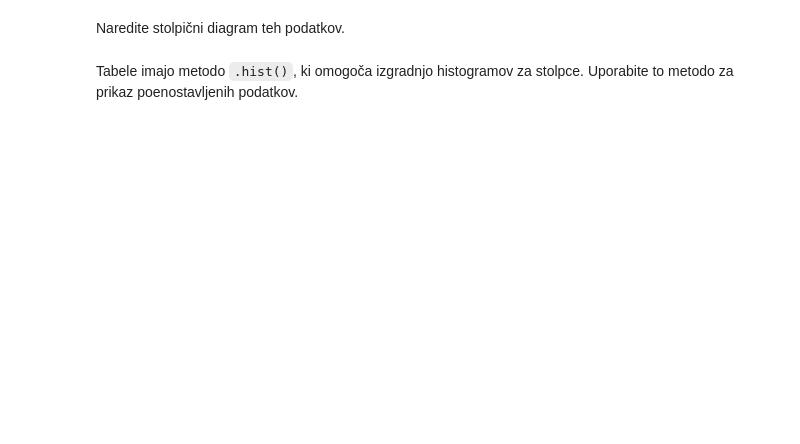
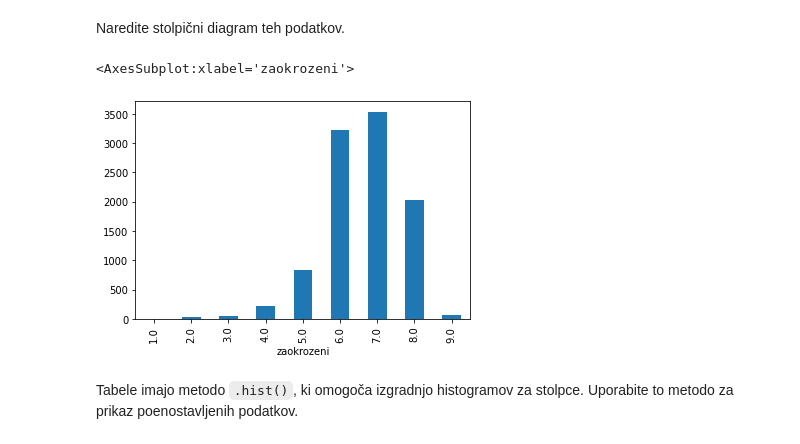
Before and after one commit to tinmarkon/programiranje-1, a Jupyter notebook: 03-knjiznica-pandas/vaje/pandas_101.ipynb, the cells around one changed output. Saved outputs shown, nothing was run; the diff lists cells and outputs as text; code cells hidden in the pictures; blank space fills up the shorter version.

```diff
--- a/03-knjiznica-pandas/vaje/pandas_101.ipynb
+++ b/03-knjiznica-pandas/vaje/pandas_101.ipynb
@@ -7,13 +7,15 @@
 # %% [markdown]
 ### Naložimo pandas in podatke
 # %%
-# naložimo paket
+import pandas as pd
 
-
+filmi = pd.read_csv('../../02-zajem-podatkov/predavanja/obdelani-podatki/filmi.csv', index_col='id')
 # ker bomo delali z velikimi razpredelnicami, povemo, da naj se vedno izpiše le 10 vrstic
-
+pd.options.display.max_rows = 10
+%matplotlib inline
 
 # izberemo interaktivni "notebook" stil risanja
+import matplotlib.pyplot as plt
 
 # naložimo razpredelnico, s katero bomo delali
 # %% [markdown]
@@ -35,5 +69,10 @@ Stolpci objekta `DataFrame` so tipa `Series`. Z enojnimi oklepaji poberemo `Seri
 Tip `Series` se uporablja ko želimo npr. dodati stolpec.
 # %% [markdown]
 Zaokrožite stolpec ocen z funkcijo `round()`.
+# %%
+zaokrozeni = round(filmi[['ocena']])
 # %% [markdown]
 Dodajte zaokrožene vrednosti v podatke.
+# %%
+filmi['zaokrozeni'] = zaokrozeni
+filmi.head()
@@ -47,6 +111,9 @@ in je zato ne moremo spreminjati.
 Če želimo kopijo, uporabimo metodo `.copy()` na rezini, ki jo nato lahko spreminjamo.
 # %% [markdown]
 Izberite podtabelo s stolpci `naslov`, `leto`, in `glasovi`, kateri nato dodate solpec z zaokroženimi ocenami.
+# %%
+kopija = filmi[['naslov', 'leto', 'glasovi']].copy()
+kopija['zaokrozeni'] = round(filmi[['ocena']])
 # %% [markdown]
 ### Filtracija
 
@@ -61,4 +179,9 @@ Združite filme po ocenah in jih preštejte.
 # %% [markdown]
 Naredite stolpični diagram teh podatkov.
+# %%
+kopija.groupby('zaokrozeni').size().plot.bar()
+# %% [output]
+<AxesSubplot:xlabel='zaokrozeni'>
+[figure, added]
 # %% [markdown]
 Tabele imajo metodo `.hist()`, ki omogoča izgradnjo histogramov za stolpce. Uporabite to metodo za prikaz poenostavljenih podatkov.
```
Also changed, not shown: parts of 12 cells of this notebook.
